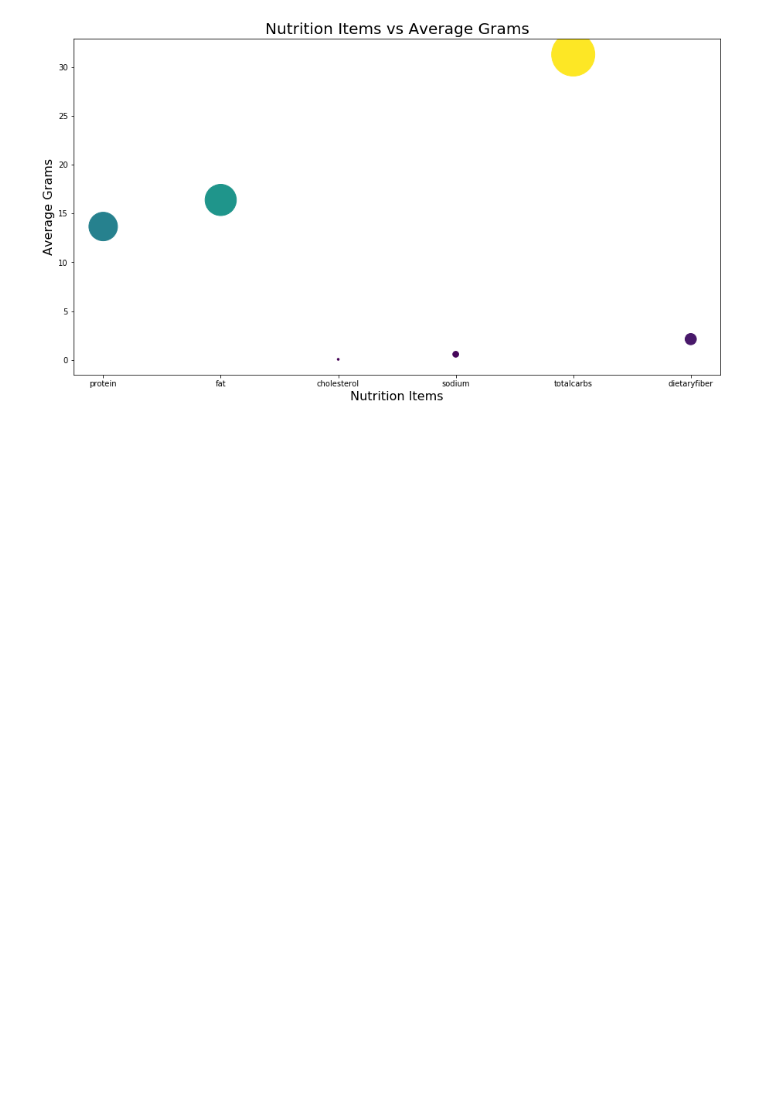
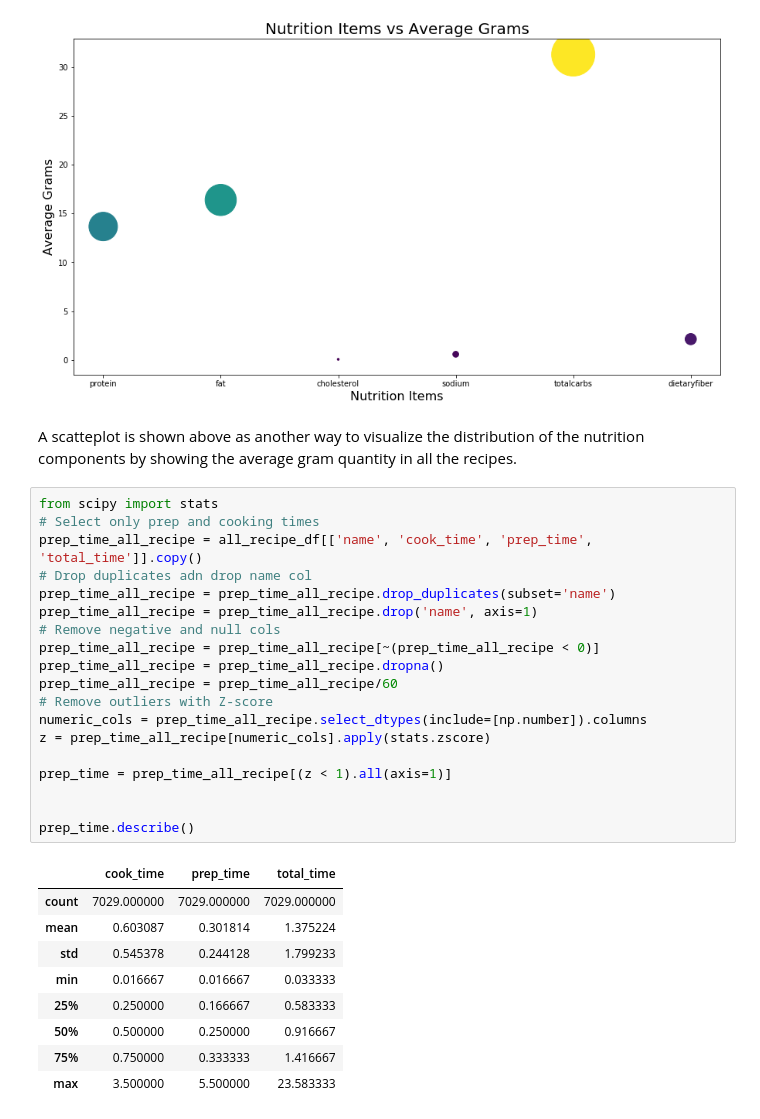
Before and after one commit to leonardoperrone/smart-recipes, a Jupyter notebook: Preprocessing.ipynb, the cells around one changed output. Drawn from its saved outputs; the diff is of its cells as text; blank space fills up the shorter version.

```diff
--- a/Preprocessing.ipynb
+++ b/Preprocessing.ipynb
@@ -796,3 +799,34 @@ plt.ylabel('Average Grams', fontsize=16)
 # %% [output]
 Text(0,0.5,'Average Grams')
 [figure]
+# %% [markdown]
+A scatteplot is shown above as another way to visualize the distribution of the nutrition components by showing the average gram quantity in all the recipes.
+# %%
+from scipy import stats
+# Select only prep and cooking times
+prep_time_all_recipe = all_recipe_df[['name', 'cook_time', 'prep_time', 'total_time']].copy()
+# Drop duplicates adn drop name col
+prep_time_all_recipe = prep_time_all_recipe.drop_duplicates(subset='name')
+prep_time_all_recipe = prep_time_all_recipe.drop('name', axis=1)
+# Remove negative and null cols
+prep_time_all_recipe = prep_time_all_recipe[~(prep_time_all_recipe < 0)]
+prep_time_all_recipe = prep_time_all_recipe.dropna()
+prep_time_all_recipe = prep_time_all_recipe/60
+# Remove outliers with Z-score
+numeric_cols = prep_time_all_recipe.select_dtypes(include=[np.number]).columns
+z = prep_time_all_recipe[numeric_cols].apply(stats.zscore)
+
+prep_time = prep_time_all_recipe[(z < 1).all(axis=1)]
+
+
+prep_time.describe()
+# %% [output]
+|  | cook_time | prep_time | total_time |
+| count | 7029.000000 | 7029.000000 | 7029.000000 |
+| mean | 0.603087 | 0.301814 | 1.375224 |
+| std | 0.545378 | 0.244128 | 1.799233 |
+| min | 0.016667 | 0.016667 | 0.033333 |
+| 25% | 0.250000 | 0.166667 | 0.583333 |
+| 50% | 0.500000 | 0.250000 | 0.916667 |
+| 75% | 0.750000 | 0.333333 | 1.416667 |
+| max | 3.500000 | 5.500000 | 23.583333 |
```
Also changed, not shown: parts of 5 cells of this notebook.
